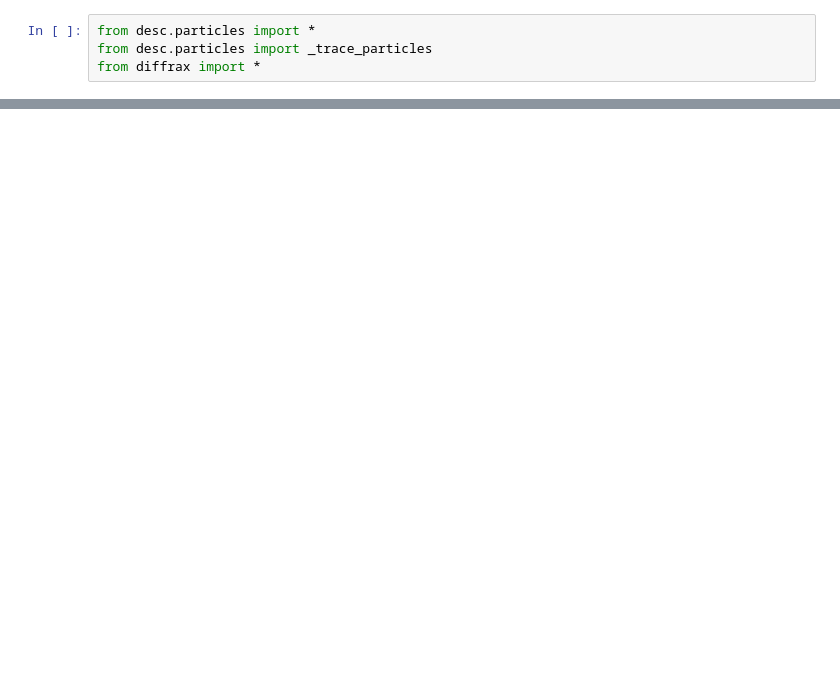
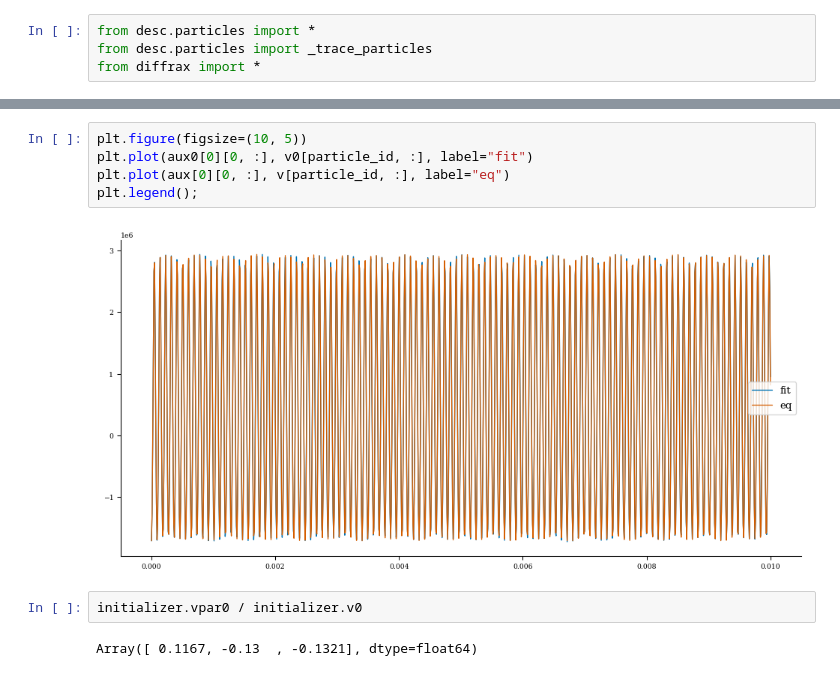
Before and after one commit to YigitElma/DEBUG-DESC, a Jupyter notebook: test-notebook.ipynb, the cells around one changed output, grey strips where cells are left out. Cells and saved outputs as stored; diff of their text form; blank space fills up the shorter version.

```diff
--- a/test-notebook.ipynb
+++ b/test-notebook.ipynb
@@ -211,0 +229,11 @@ plt.legend()
+# %%
+plt.figure(figsize=(10, 5))
+plt.plot(aux0[0][0, :], v0[particle_id, :], label="fit")
+plt.plot(aux[0][0, :], v[particle_id, :], label="eq")
+plt.legend();
+# %% [output]
+[figure, added]
+# %%
+initializer.vpar0 / initializer.v0
+# %% [output]
+Array([ 0.1167, -0.13  , -0.1321], dtype=float64)
```
Also changed, not shown: parts of 15 cells of this notebook, 4 other files.
